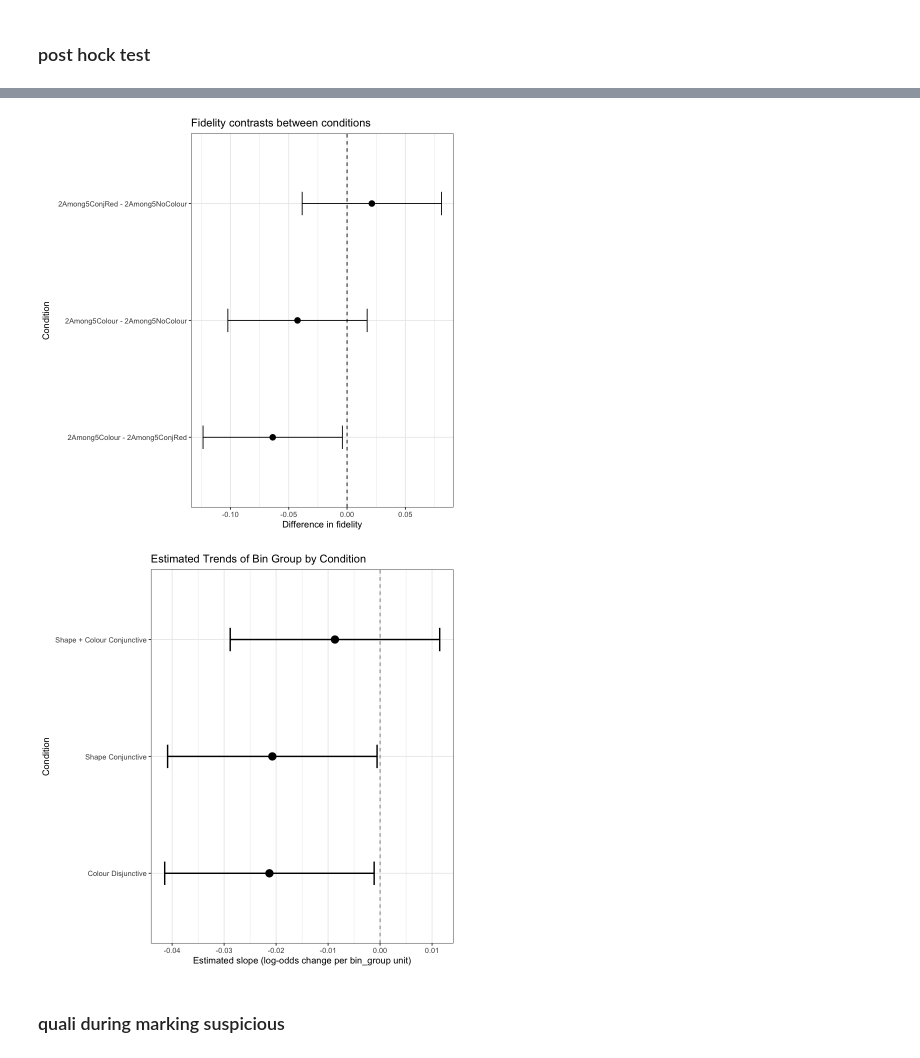
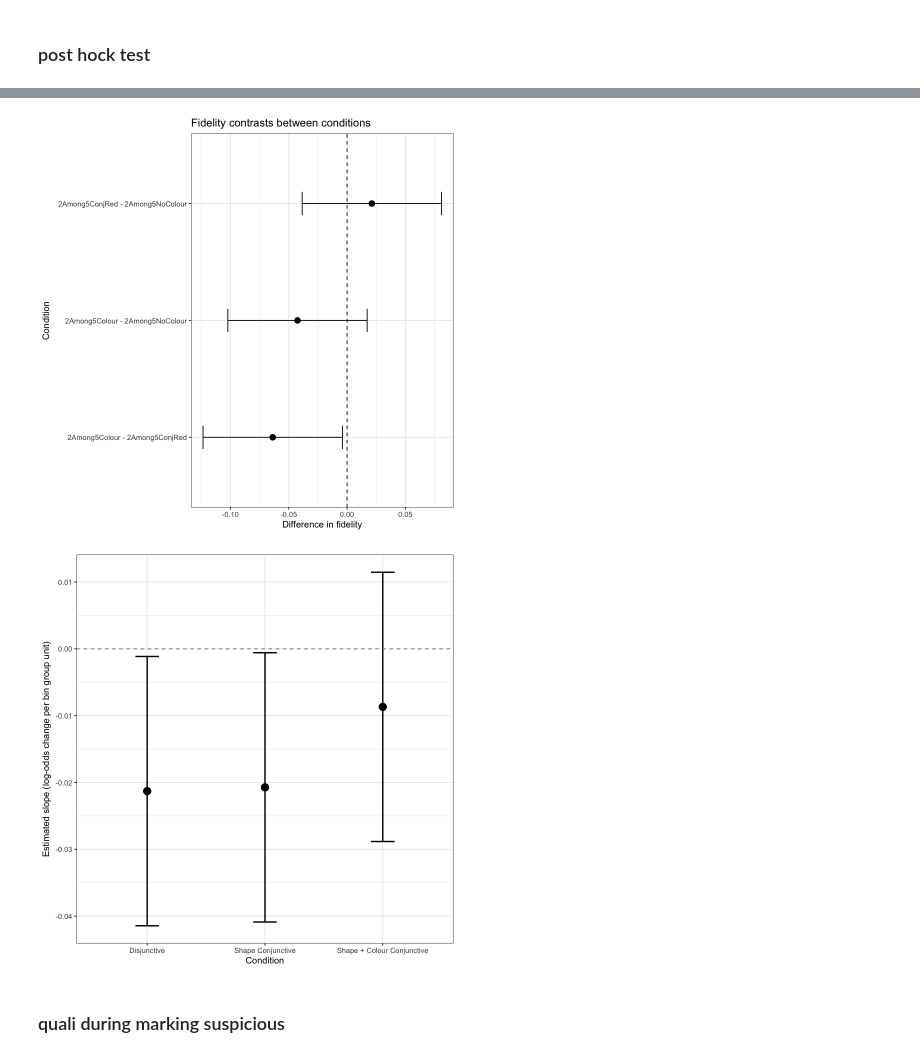
Before and after one commit to emmalerichter/VisualSearchLLM, a Jupyter notebook: Analysis/Hypothesis1R-AS.ipynb, the cells around one changed output, grey strips where cells are left out. Drawn from its saved outputs; the diff is of its cells as text; code cells hidden in the pictures.

```diff
--- a/Analysis/Hypothesis1R-AS.ipynb
+++ b/Analysis/Hypothesis1R-AS.ipynb
@@ -1092,25 +1270,2 @@ Number of Fisher Scoring iterations: 2
 # %% [markdown]
 ### post hock test
-# %%
-## CONDITION EFFECTS
-str(model_hypothesis3$data$bin_group)
-# main effects of condition, collapsed across bin
-emm_fidelity_condition <- emmeans(model_hypothesis3, ~ condition)
-summary(emm_fidelity_condition, infer = c(TRUE, TRUE))
-
-# pairwise contrasts for condition effects
-condition_fidelity_contrasts <- contrast(emm_fidelity_condition,
-                                          method = "pairwise",
-                                          adjust = "bonferroni")
-summary(condition_fidelity_contrasts, infer = c(TRUE, TRUE))
-
-## BIN SLOPE EFFECTS
-# slope per condition (look for trend in the bin group variable within each condition; partial derivative of d(fidelity)/d(bin_group))
-trends_H3 <- emtrends(model_hypothesis3, specs = ~ condition, var = "bin_group")
-summary(trends_H3, infer = c(TRUE, TRUE))
-
-## Interaction
-# slope by condition
-trends_h3_pairs <- emtrends(model_hypothesis3, pairwise ~ condition, var = "bin_group")
-summary(trends_h3_pairs$contrasts, infer = c(TRUE, TRUE))
-# linear trend pattern?
@@ -1145,0 +1272,5 @@ A summary_emm: 3 × 8
+# %%
+trends_H3 = emtrends(model_hypothesis3, specs = ~ condition, var = "bin_group")
+summary(trends_H3, infer = c(TRUE, TRUE))
+marginalmeans_H3 = emmeans(model_hypothesis3, specs= ~condition, var = "bin_group")
+summary(marginalmeans_H3, infer = c(TRUE, TRUE))
@@ -1154,38 +1299,38 @@ ggplot(emm_h3_post1_plot, aes(x = condition, y = emmean)) +
   labs(title = "Estimated fidelity by condition", y = "Fidelity", x = "Condition")
 ## by contrasts
 conditioncontrast_h3_post2_plot = summary(
   condition_fidelity_contrasts,
   infer = c(TRUE, TRUE)
 ) %>% as.data.frame()
 
 ggplot(conditioncontrast_h3_post2_plot, aes(x = contrast, y = estimate)) +
   geom_point(size = 3) +
   geom_errorbar(aes(ymin = lower.CL, ymax = upper.CL), width = 0.2) +
   geom_hline(yintercept = 0, linetype = "dashed") +
   coord_flip() +
   theme_bw() +
   labs(y = "Difference in fidelity", x = "Condition", title = "Fidelity contrasts between conditions")
 
 ## Bin slope effects
 trends_H3_post3_plot = as.data.frame(summary(trends_H3, infer = c(TRUE, TRUE)))
 # condition''bin_group.trend''SE''df''lower.CL''upper.CL''t.ratio''p.value'
 trends_H3_post3_plot$condition <- factor(
   trends_H3_post3_plot$condition,
-  levels = names(condition_labels),
-  labels = condition_labels
+  labels = condition_labels,
+  levels = names(condition_labels)
 )
 ggplot(trends_H3_post3_plot, aes(x = condition, y = bin_group.trend)) +
   geom_point(size = 4) +
   geom_errorbar(aes(ymin = lower.CL, ymax = upper.CL),
                 width = 0.2, linewidth = 0.8) +
   geom_hline(yintercept = 0, linetype = "dashed", colour = "grey50") +
   theme_bw() +
-  coord_flip() +
-  labs(y = "Estimated slope (log-odds change per bin_group unit)", x = "Condition", title = "Estimated Trends of Bin Group by Condition")
+  theme_bw() +
+  labs(y = "Estimated slope (log-odds change per bin group unit)", x = "Condition")
 # %% [output]
 [figure]
 [figure]
-[figure, old version]
+[figure, new version]
 # %% [markdown]
 ### quali during marking suspicious
 # %%
```
Also changed, not shown: parts of 18 cells of this notebook, 2 other files.
